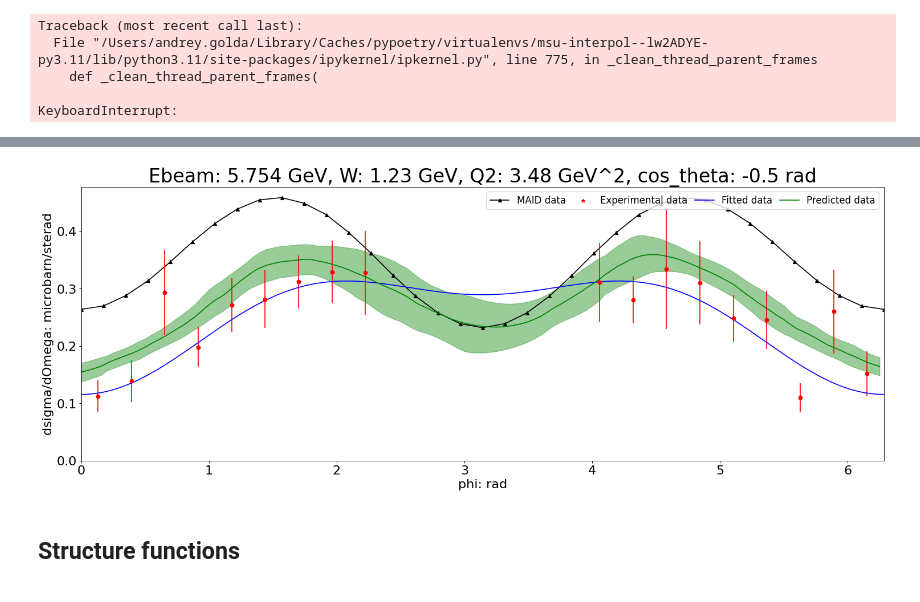
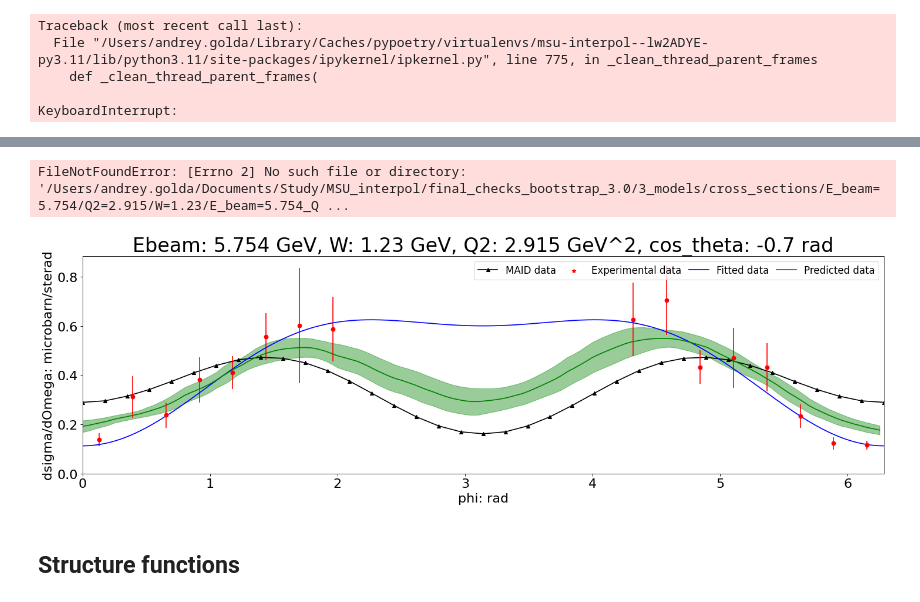
Before and after one commit to a-golda/MSU_interpol, a Jupyter notebook: checks_unified.ipynb, the cells around one changed output, grey strips where cells are left out. Saved outputs shown, nothing was run; the diff lists cells and outputs as text; code cells hidden in the pictures.

```diff
--- a/checks_unified.ipynb
+++ b/checks_unified.ipynb
@@ -584,11 +601,12 @@ def plot_joint_cross_sections(df, E_beam, W, Q2, cos_theta, df_grid):
             5.235987755982989, 5.410520681182422, 5.585053606381854, 5.759586531581287, 5.934119456780721,
             6.1086523819801535, 6.283185307179586
         ],
-        [
-            0.264, 0.270, 0.288, 0.314, 0.347, 0.382, 0.414, 0.439, 0.455, 0.459,
-            0.449, 0.429, 0.398, 0.362, 0.323, 0.287, 0.258, 0.239, 0.232, 0.239,
-            0.258, 0.287, 0.323, 0.362, 0.398, 0.429, 0.449, 0.459, 0.455, 0.439,
-            0.414, 0.382, 0.347, 0.314, 0.288, 0.270, 0.264],
+                [
+            0.290, 0.296, 0.315, 0.342, 0.375, 0.410, 0.440, 0.463, 0.473, 0.469,
+            0.451, 0.419, 0.376, 0.327, 0.277, 0.231, 0.194, 0.170, 0.162, 0.170,
+            0.194, 0.231, 0.277, 0.327, 0.376, 0.419, 0.451, 0.469, 0.473, 0.463,
+            0.440, 0.410, 0.375, 0.342, 0.315, 0.296, 0.290
+        ],
          color='black',
          marker='^',
          label=f'MAID data')
@@ -645,13 +663,9 @@ def plot_joint_cross_sections(df, E_beam, W, Q2, cos_theta, df_grid):
 # %%
 df['cos_theta'] = df['cos_theta'].round(1)
 # %%
-E = 5.754
-W = 1.23
-Q_2 = 3.48
-cos_theta = -0.5
+plot_joint_cross_sections(df, 5.754, 1.23, 2.915, -0.7, df_grid)
 
-plot_joint_cross_sections(df, 5.754, 1.23, 3.48, -0.5, df_grid)
-
+# plot_joint_cross_sections(df, 5.754, 1.23, 3.48, -0.5, df_grid)
 # plot_joint_cross_sections(df, 5.754, 1.23, 2.05, -0.7, df_grid)
 # plot_joint_cross_sections(df, 5.754, 1.53, 1.715, -0.7, df_grid)
 # plot_joint_cross_sections(df, 5.754, 1.68, 2.915, -0.9, df_grid)
@@ -664,4 +695,5 @@ plot_joint_cross_sections(df, 5.754, 1.23, 3.48, -0.5, df_grid)
+FileNotFoundError: [Errno 2] No such file or directory: '/Users/andrey.golda/Documents/Study/MSU_interpol/final_checks_bootstrap_3.0/3_models/cross_sections/E_beam=5.754/Q2=2.915/W=1.23/E_beam=5.754_Q ...
-[figure, old version]
+[figure, new version]
 # %%
 Ebeam = hyperparams_dict['energy']
 # %%
```
Also changed, not shown: parts of 3 cells of this notebook, 2 other files.
